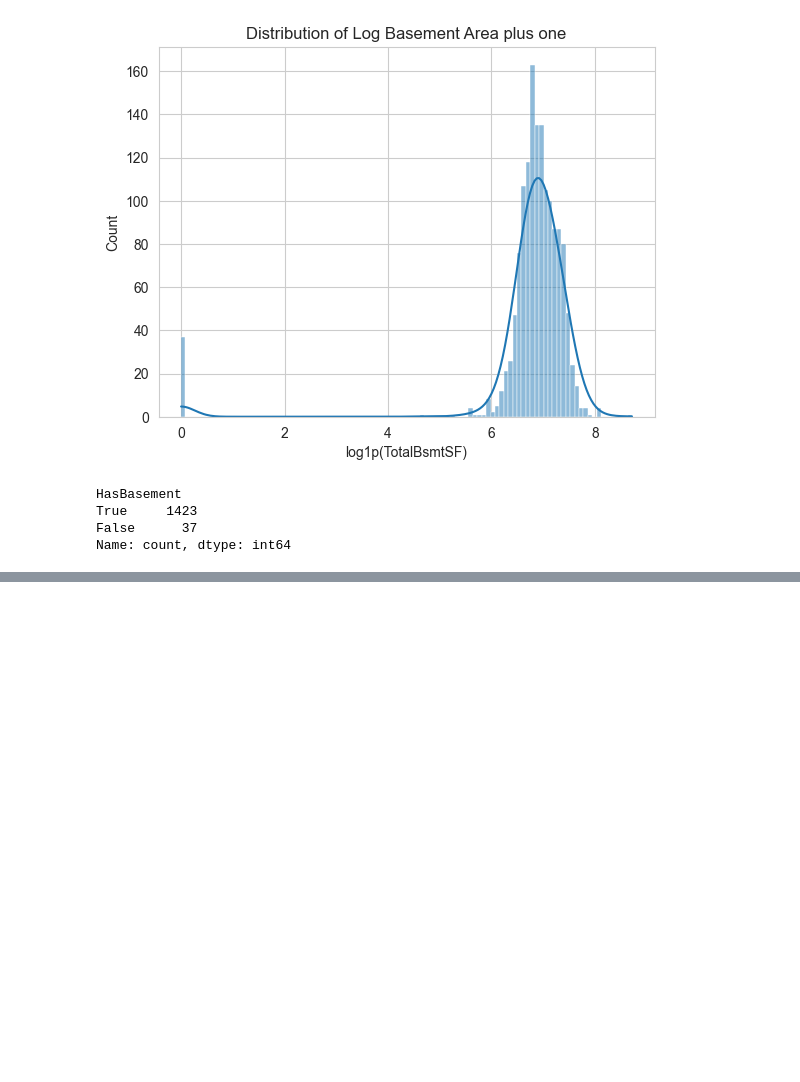
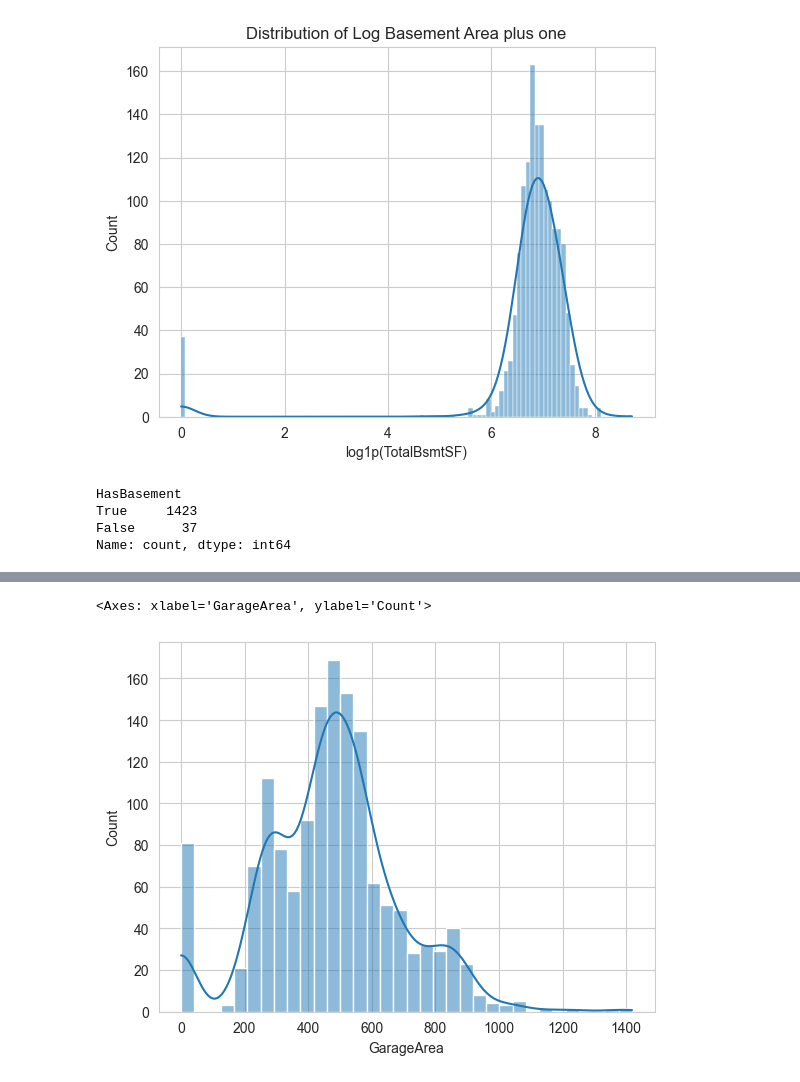
Before and after one commit to hisarciklilar/heritage-housing-issues, a Jupyter notebook: jupyter_notebooks/04_Data_Transformations.ipynb, the cells around one changed output, grey strips where cells are left out. Cells and saved outputs as stored; diff of their text form; code cells hidden in the pictures; blank space fills up the shorter version.

Commit message:
Explore garage indicators (data transformations)

```diff
--- a/jupyter_notebooks/04_Data_Transformations.ipynb
+++ b/jupyter_notebooks/04_Data_Transformations.ipynb
@@ -645,0 +652,6 @@ df['HasBasement'].value_counts()
+# %%
+# Distribution of GarageArea
+sns.histplot(df['GarageArea'], kde=True)
+# %% [output]
+<Axes: xlabel='GarageArea', ylabel='Count'>
+[figure, added]
```
Also changed, not shown: parts of 16 cells of this notebook.
